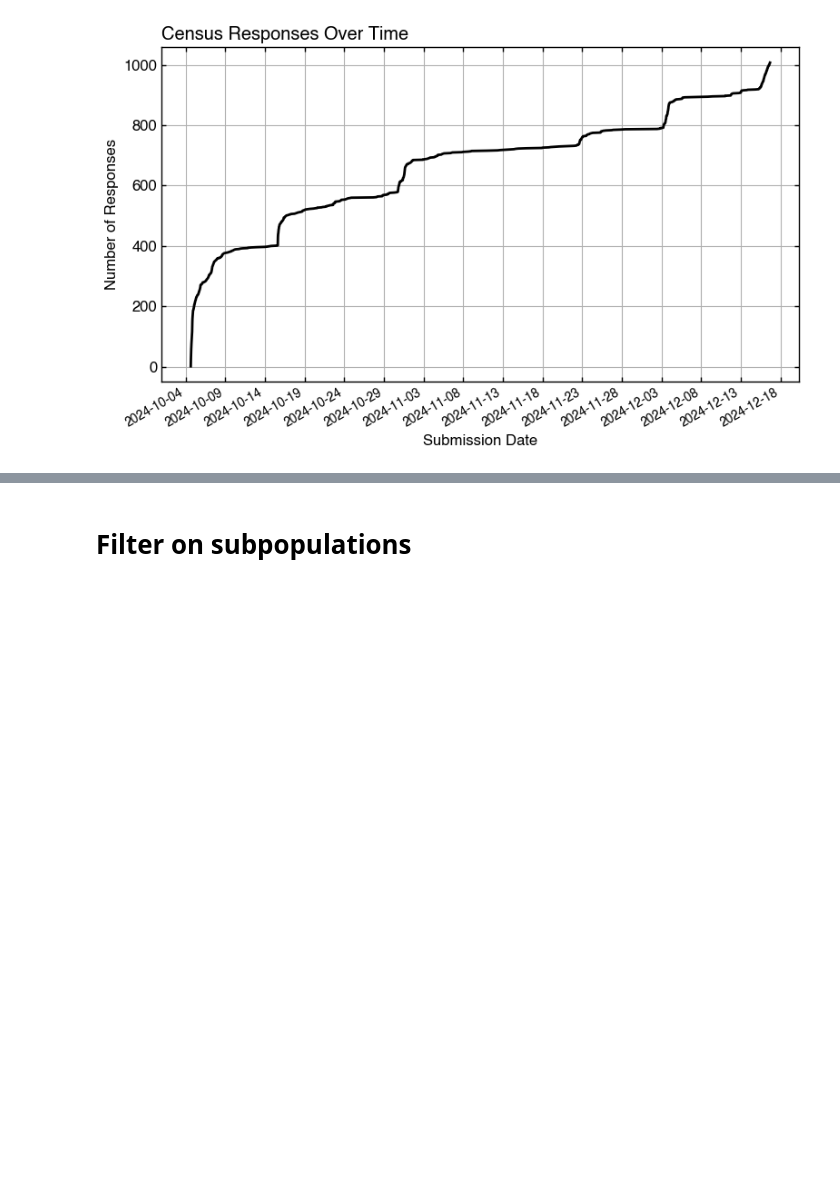
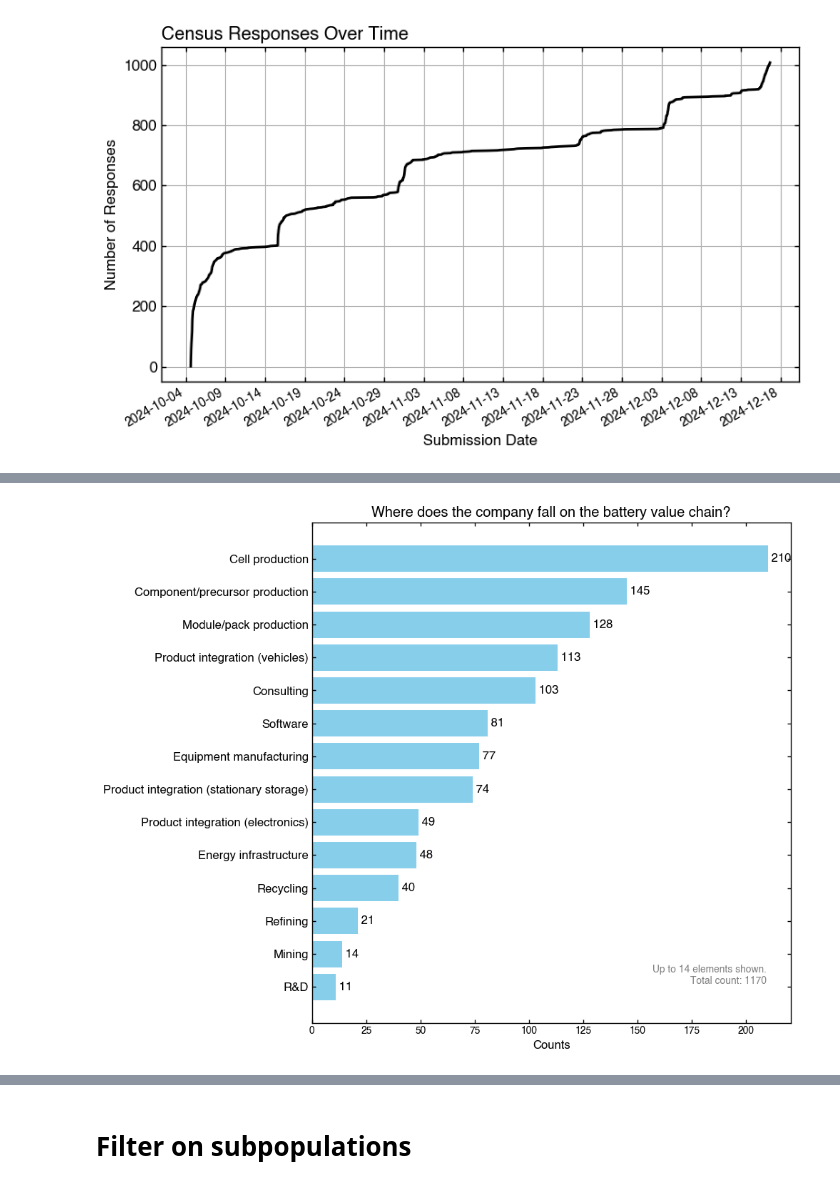
Before and after one commit to wengandrew/battery-talent-census, a Jupyter notebook: notebooks/explore_data.ipynb, the cells around one changed output, grey strips where cells are left out. Cells and saved outputs as stored; diff of their text form; code cells hidden in the pictures; blank space fills up the shorter version.

```diff
--- a/notebooks/explore_data.ipynb
+++ b/notebooks/explore_data.ipynb
@@ -279,0 +364,3 @@ plotter.make_bar_plot_from_dictionary(res['value_chain_in_demand'],
+# %%
+res_company_info = analyst.summarize_company_info()
+pprint(res_company_info)
@@ -279,0 +385,10 @@ plotter.make_bar_plot_from_dictionary(res['value_chain_in_demand'],
+# %%
+plotter.make_bar_plot_from_dict(res_company_info['company_value_chain'],
+                                title='Where does the company fall on the battery value chain?',
+                                saveas='company_value_chain.png',
+                                num_elements=15,
+                                exclusions=['mobility)'],
+                                sorted=True,
+                                replacements={'Product integration (vehicles' : 'Product integration (vehicles)'})
+# %% [output]
+[figure, added]
```
Also changed, not shown: parts of 25 cells of this notebook, 21 other files.
